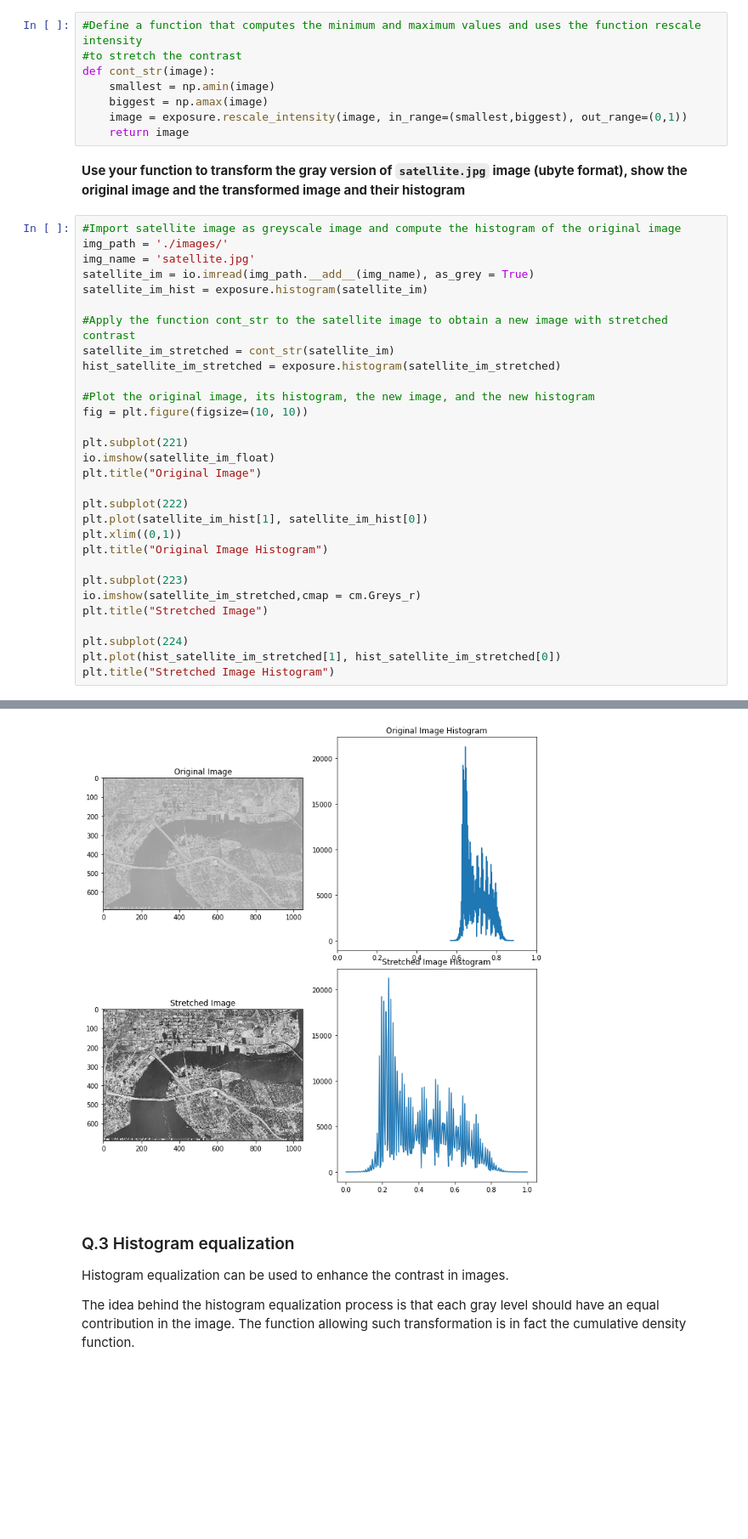
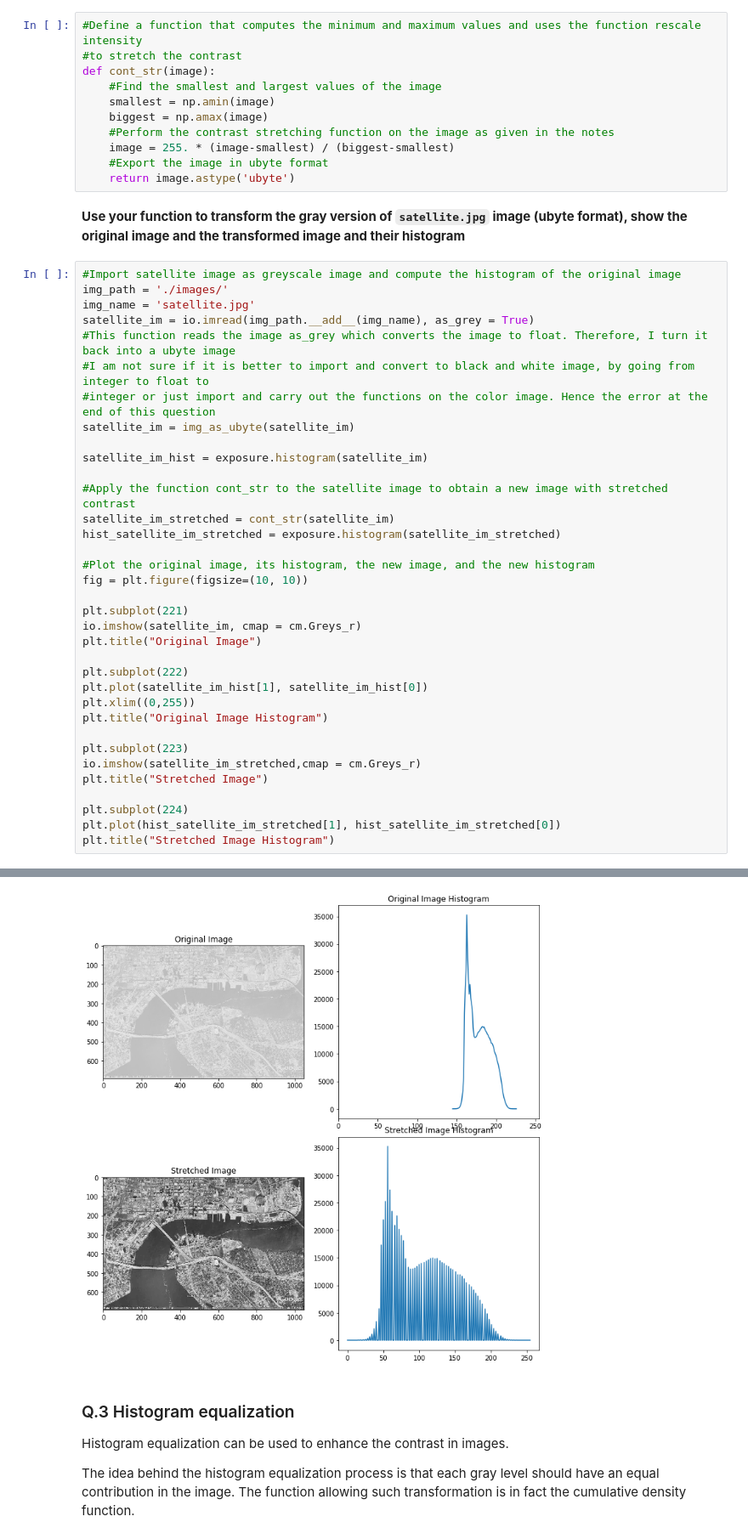
Before and after one commit to briannaburton/B31XB-IIP-TP-1718, a Jupyter notebook: 2-image-enhancement/2-enhancement-supplementary.ipynb, the cells around one changed output, grey strips where cells are left out. Shown at 85% size. Drawn from its saved outputs; the diff is of its cells as text; blank space fills up the shorter version.

```diff
--- a/2-image-enhancement/2-enhancement-supplementary.ipynb
+++ b/2-image-enhancement/2-enhancement-supplementary.ipynb
@@ -34,45 +34,53 @@ Pretty printing has been turned ON
 #Define a function that computes the minimum and maximum values and uses the function rescale intensity
 #to stretch the contrast
 def cont_str(image):
+    #Find the smallest and largest values of the image
     smallest = np.amin(image)
     biggest = np.amax(image)
-    image = exposure.rescale_intensity(image, in_range=(smallest,biggest), out_range=(0,1))
-    return image
+    #Perform the contrast stretching function on the image as given in the notes
+    image = 255. * (image-smallest) / (biggest-smallest)
+    #Export the image in ubyte format
+    return image.astype('ubyte')
 # %% [markdown]
 **Use your function to transform the  gray version of `satellite.jpg` image (ubyte format), show the original image and the transformed image and their histogram**
 # %%
 #Import satellite image as greyscale image and compute the histogram of the original image
 img_path = './images/'
 img_name = 'satellite.jpg'
 satellite_im = io.imread(img_path.__add__(img_name), as_grey = True)
+#This function reads the image as_grey which converts the image to float. Therefore, I turn it back into a ubyte image
+#I am not sure if it is better to import and convert to black and white image, by going from integer to float to
+#integer or just import and carry out the functions on the color image. Hence the error at the end of this question
+satellite_im = img_as_ubyte(satellite_im)
+
 satellite_im_hist = exposure.histogram(satellite_im)
 
 #Apply the function cont_str to the satellite image to obtain a new image with stretched contrast
 satellite_im_stretched = cont_str(satellite_im)
 hist_satellite_im_stretched = exposure.histogram(satellite_im_stretched)
 
 #Plot the original image, its histogram, the new image, and the new histogram
 fig = plt.figure(figsize=(10, 10))
 
 plt.subplot(221)
-io.imshow(satellite_im_float)
+io.imshow(satellite_im, cmap = cm.Greys_r)
 plt.title("Original Image")
 
 plt.subplot(222)
 plt.plot(satellite_im_hist[1], satellite_im_hist[0])
-plt.xlim((0,1))
+plt.xlim((0,255))
 plt.title("Original Image Histogram")
 
 plt.subplot(223)
 io.imshow(satellite_im_stretched,cmap = cm.Greys_r)
 plt.title("Stretched Image")
 
 plt.subplot(224)
 plt.plot(hist_satellite_im_stretched[1], hist_satellite_im_stretched[0])
 plt.title("Stretched Image Histogram")
 # %% [output]
 Text(0.5,1,'Stretched Image Histogram')
-[figure, old version]
+[figure, new version]
 # %% [markdown]
 ### Q.3 Histogram equalization
 Histogram equalization can be used to enhance the contrast in images.
```
Also changed, not shown: parts of 10 cells of this notebook.
